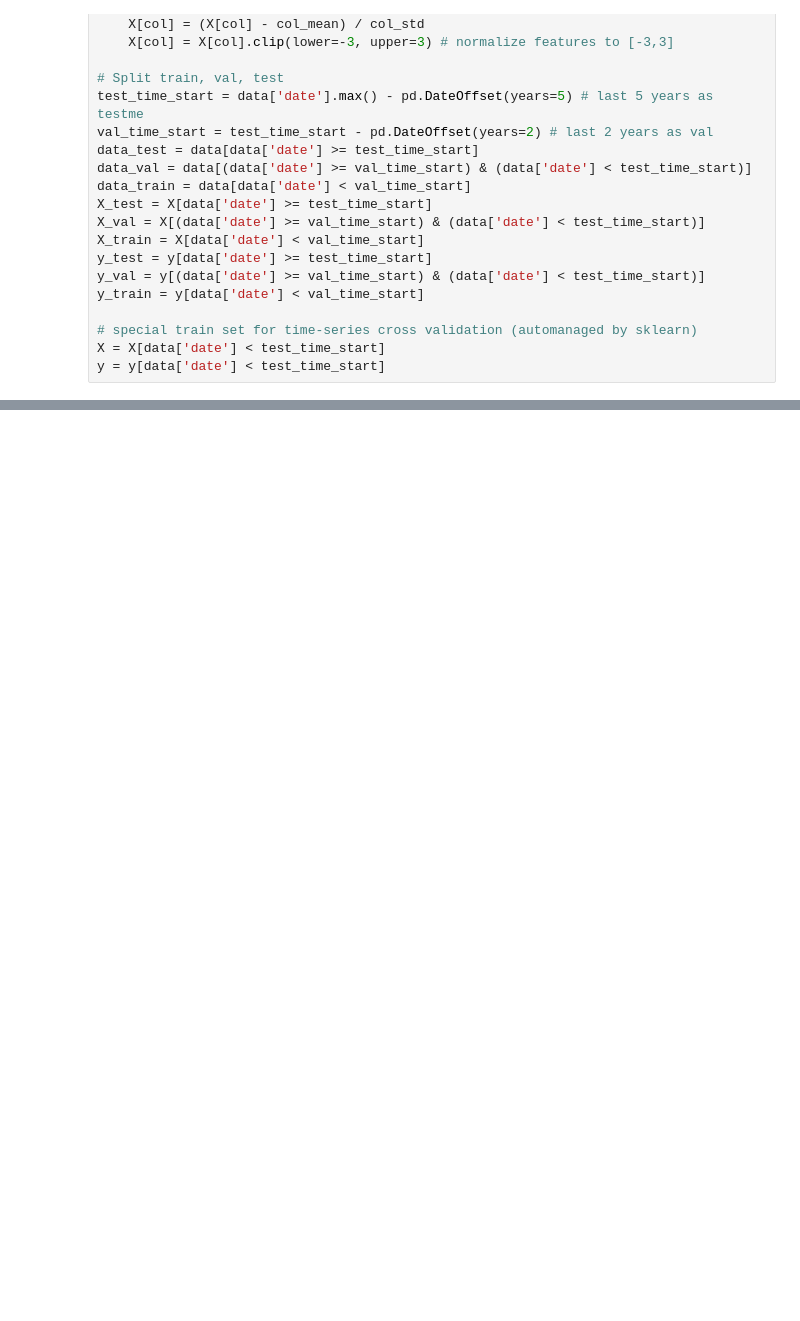
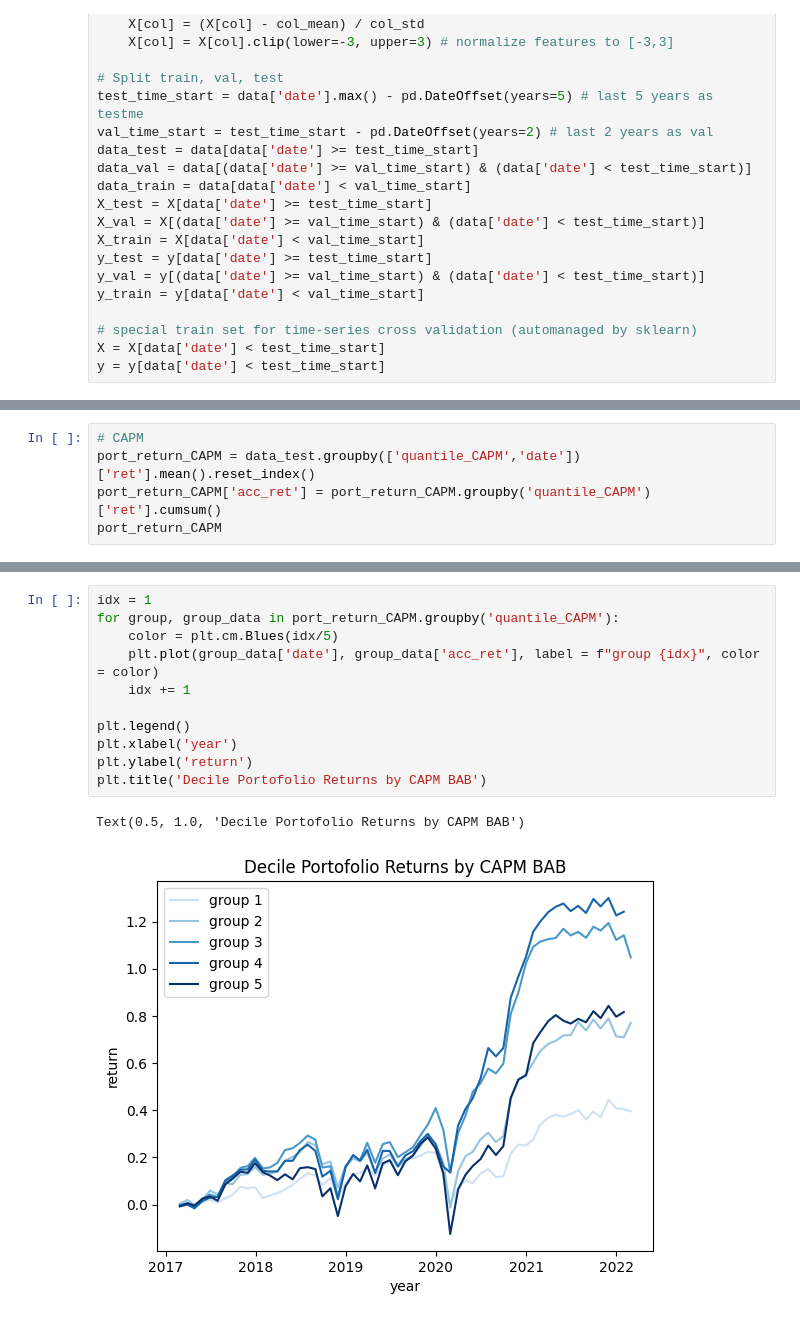
Before and after one commit to Xuanfu-lab/beta_research, a Jupyter notebook: 230K Assignment3.ipynb, the cells around one changed output, grey strips where cells are left out. Drawn from its saved outputs; the diff is of its cells as text; blank space fills up the shorter version.

```diff
--- a/230K Assignment3.ipynb
+++ b/230K Assignment3.ipynb
@@ -68,0 +139,5 @@ array([1.2827435, 1.2893898, 1.2072872, ..., 1.3300282, 1.3281208,
+# %%
+# CAPM
+port_return_CAPM = data_test.groupby(['quantile_CAPM','date'])['ret'].mean().reset_index()
+port_return_CAPM['acc_ret'] = port_return_CAPM.groupby('quantile_CAPM')['ret'].cumsum()
+port_return_CAPM
@@ -68,0 +158,14 @@ array([1.2827435, 1.2893898, 1.2072872, ..., 1.3300282, 1.3281208,
+# %%
+idx = 1
+for group, group_data in port_return_CAPM.groupby('quantile_CAPM'):
+    color = plt.cm.Blues(idx/5)
+    plt.plot(group_data['date'], group_data['acc_ret'], label = f"group {idx}", color = color)
+    idx += 1
+
+plt.legend()
+plt.xlabel('year')
+plt.ylabel('return')
+plt.title('Decile Portofolio Returns by CAPM BAB')
+# %% [output]
+Text(0.5, 1.0, 'Decile Portofolio Returns by CAPM BAB')
+[figure, added]
```
Also changed, not shown: parts of 30 cells of this notebook.
